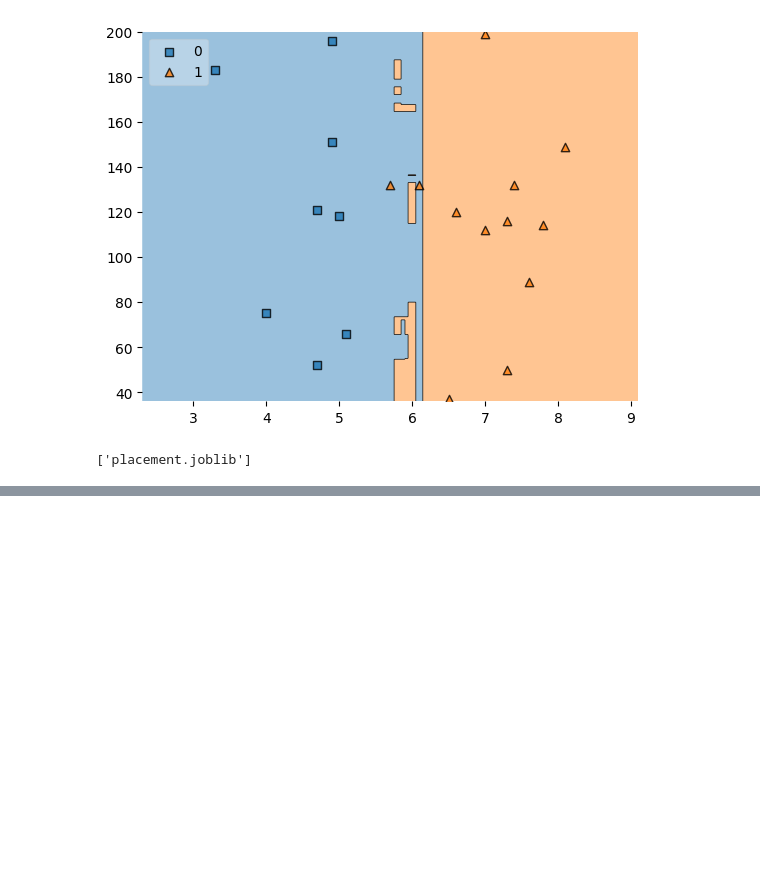
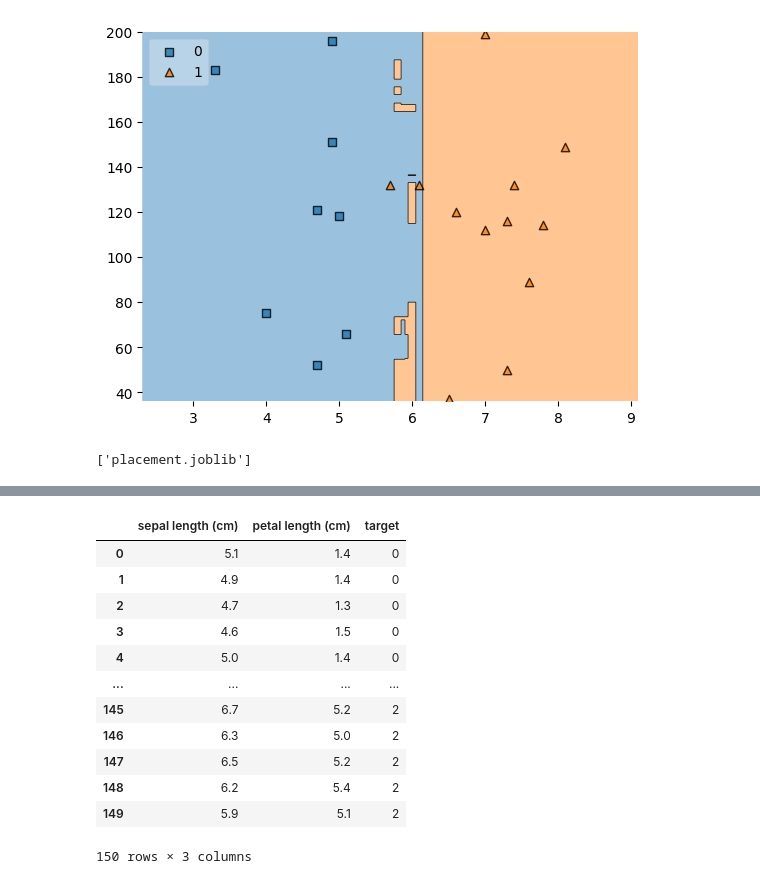
Before and after one commit to KaushalKumar-100/machine_learning_module, a Jupyter notebook: Data_preprocessing.ipynb, the cells around one changed output, grey strips where cells are left out. Drawn from its saved outputs; the diff is of its cells as text; code cells hidden in the pictures; blank space fills up the shorter version.

```diff
--- a/Data_preprocessing.ipynb
+++ b/Data_preprocessing.ipynb
@@ -116,0 +153,16 @@ joblib.dump(RFG,"placement.joblib")
+# %%
+df3.drop(columns=["sepal width (cm)","petal width (cm)"])
+# %% [output]
+|  | sepal length (cm) | petal length (cm) | target |
+| 0 | 5.1 | 1.4 | 0 |
+| 1 | 4.9 | 1.4 | 0 |
+| 2 | 4.7 | 1.3 | 0 |
+| 3 | 4.6 | 1.5 | 0 |
+| 4 | 5.0 | 1.4 | 0 |
+| ... | ... | ... | ... |
+| 145 | 6.7 | 5.2 | 2 |
+| 146 | 6.3 | 5.0 | 2 |
+| 147 | 6.5 | 5.2 | 2 |
+| 148 | 6.2 | 5.4 | 2 |
+| 149 | 5.9 | 5.1 | 2 |
+150 rows × 3 columns
```
Also changed, not shown: parts of 4 cells of this notebook.
